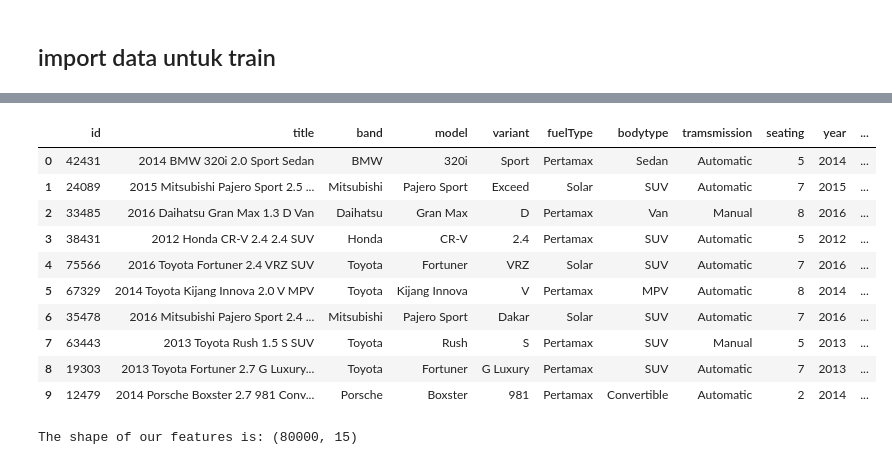
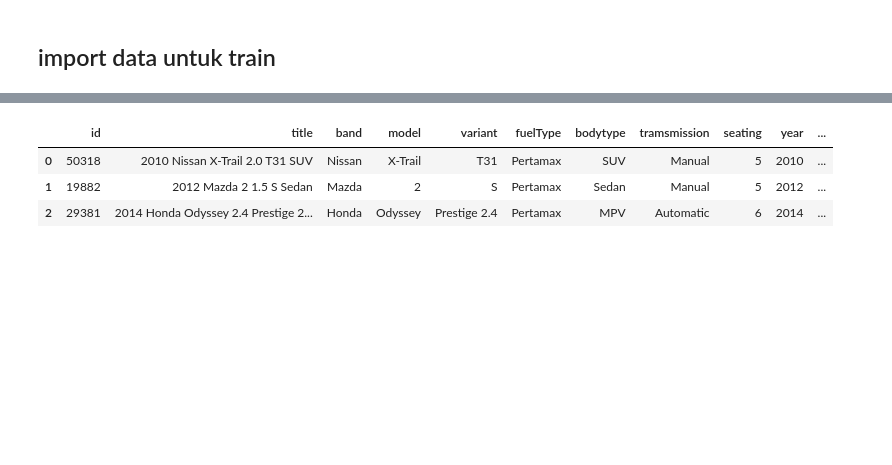
Before and after one commit to ramadhanbay/kuliah, a Jupyter notebook: UTS_SinarBayuRamadhan.ipynb, the cells around one changed output, grey strips where cells are left out. Saved outputs shown, nothing was run; the diff lists cells and outputs as text; code cells hidden in the pictures; blank space fills up the shorter version.

```diff
--- a/UTS_SinarBayuRamadhan.ipynb
+++ b/UTS_SinarBayuRamadhan.ipynb
@@ -11,26 +31,19 @@ Contoh kasus menggunakan google collab untuk Random Forest menggunakan data mobi
 # %%
 import pandas as pd
 from sklearn.model_selection import train_test_split
+# to obtain the mutual information values
+from sklearn.feature_selection import mutual_info_classif
+# to select the features
+from sklearn.feature_selection import SelectKBest
+import category_encoders as ce
+import matplotlib.pyplot as plt
+
 
 url_train = 'https://raw.githubusercontent.com/ramadhanbay/kuliah/main/dataset/cars_train_new.csv'
-url_test = 'https://raw.githubusercontent.com/ramadhanbay/kuliah/main/dataset/cars_test_new.csv'
 data_train = pd.read_csv(url_train, low_memory=False)
-data_test = pd.read_csv(url_test, low_memory=False)
-data_train.head(10)
-data_test.head(10)
+data_train.head(3)
 # %% [output]
 |  | id | title | band | model | variant | fuelType | bodytype | tramsmission | seating | year | ... |
-| 0 | 42431 | 2014 BMW 320i 2.0 Sport Sedan | BMW | 320i | Sport | Pertamax | Sedan | Automatic | 5 | 2014 | ... |
-| 1 | 24089 | 2015 Mitsubishi Pajero Sport 2.5 ... | Mitsubishi | Pajero Sport | Exceed | Solar | SUV | Automatic | 7 | 2015 | ... |
-| 2 | 33485 | 2016 Daihatsu Gran Max 1.3 D Van | Daihatsu | Gran Max | D | Pertamax | Van | Manual | 8 | 2016 | ... |
-| 3 | 38431 | 2012 Honda CR-V 2.4 2.4 SUV | Honda | CR-V | 2.4 | Pertamax | SUV | Automatic | 5 | 2012 | ... |
-| 4 | 75566 | 2016 Toyota Fortuner 2.4 VRZ SUV | Toyota | Fortuner | VRZ | Solar | SUV | Automatic | 7 | 2016 | ... |
-| 5 | 67329 | 2014 Toyota Kijang Innova 2.0 V MPV | Toyota | Kijang Innova | V | Pertamax | MPV | Automatic | 8 | 2014 | ... |
-| 6 | 35478 | 2016 Mitsubishi Pajero Sport 2.4 ... | Mitsubishi | Pajero Sport | Dakar | Solar | SUV | Automatic | 7 | 2016 | ... |
-| 7 | 63443 | 2013 Toyota Rush 1.5 S SUV | Toyota | Rush | S | Pertamax | SUV | Manual | 5 | 2013 | ... |
-| 8 | 19303 | 2013 Toyota Fortuner 2.7 G Luxury... | Toyota | Fortuner | G Luxury | Pertamax | SUV | Automatic | 7 | 2013 | ... |
-| 9 | 12479 | 2014 Porsche Boxster 2.7 981 Conv... | Porsche | Boxster | 981 | Pertamax | Convertible | Automatic | 2 | 2014 | ... |
+| 0 | 50318 | 2010 Nissan X-Trail 2.0 T31 SUV | Nissan | X-Trail | T31 | Pertamax | SUV | Manual | 5 | 2010 | ... |
+| 1 | 19882 | 2012 Mazda 2 1.5 S Sedan | Mazda | 2 | S | Pertamax | Sedan | Manual | 5 | 2012 | ... |
+| 2 | 29381 | 2014 Honda Odyssey 2.4 Prestige 2... | Honda | Odyssey | Prestige 2.4 | Pertamax | MPV | Automatic | 6 | 2014 | ... |
-# %%
-print('The shape of our features is:', df.shape)
-# %% [output]
-The shape of our features is: (80000, 15)
```
Also changed, not shown: parts of 16 cells of this notebook.
